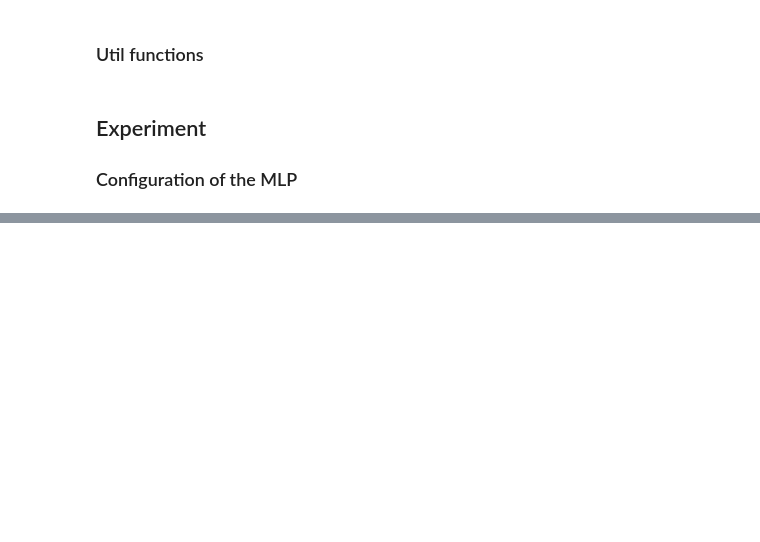
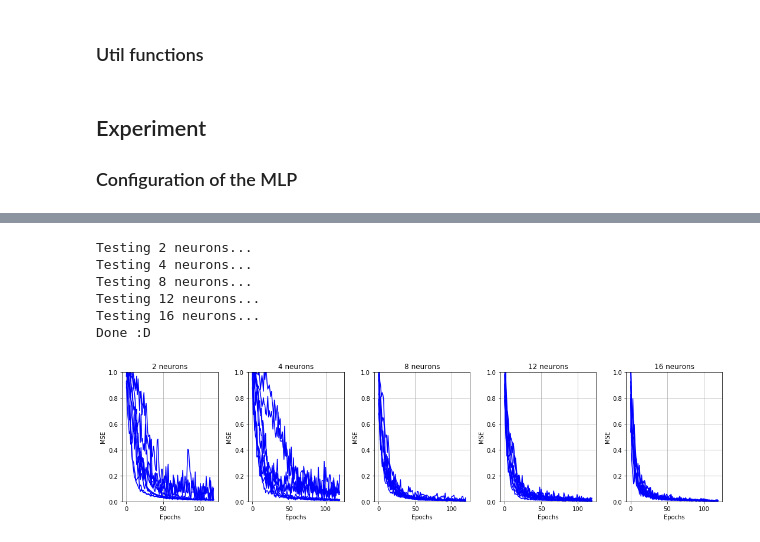
Before and after one commit to tiagoquin/mlg20-pw3, a Jupyter notebook: PW03-part1.ipynb, the cells around one changed output, grey strips where cells are left out. Cells and saved outputs as stored; diff of their text form; code cells hidden in the pictures; blank space fills up the shorter version.

```diff
--- a/PW03-part1.ipynb
+++ b/PW03-part1.ipynb
@@ -221,0 +234,11 @@ pl.tight_layout()
+# %%
+MSE = runMLP(0.001, 0.4)
+plotFigure(MSE)
+# %% [output]
+Testing 2 neurons...
+Testing 4 neurons...
+Testing 8 neurons...
+Testing 12 neurons...
+Testing 16 neurons...
+Done :D
+[figure, added]
```
Also changed, not shown: parts of 16 cells of this notebook.
